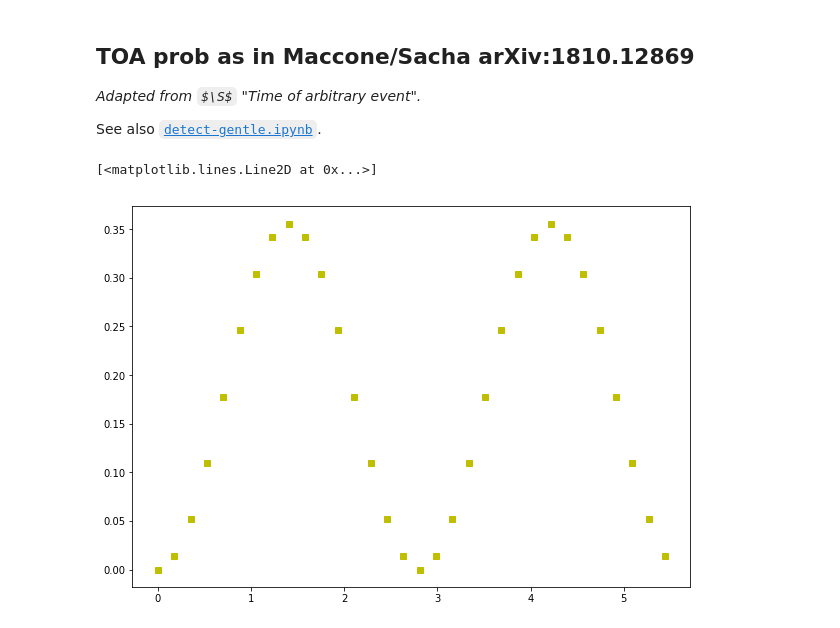
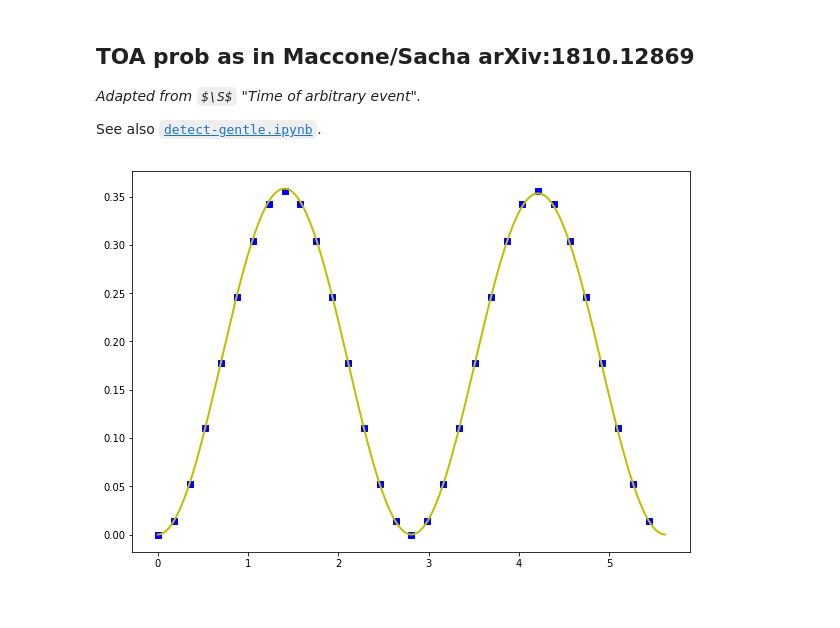
Before and after one commit to gderosa/timeq, a Jupyter notebook: comp/jupyter/detect-gentle3.132.ipynb, the cells around one changed output. Drawn from its saved outputs; the diff is of its cells as text; code cells hidden in the pictures; some formulas as TeX source.

```diff
--- a/comp/jupyter/detect-gentle3.132.ipynb
+++ b/comp/jupyter/detect-gentle3.132.ipynb
@@ -302,6 +302,9 @@ ax.legend(loc='lower center')
 plt.show()
 # %% [output]
 [figure]
+# %%
+# loss of normalizatio, or integral of antiderivative...
+bayesian_denominator_nonpw = 1 - norm(evolution.T[NPLOTPOINTS-1])**2
 # %%
 fig, ax = plt.subplots(figsize=(12, 8))
 ax.set_xlabel('t')
@@ -526,9 +528,10 @@ Y = Y / (DT/NT) # probability _density_
 # %%
 bayes_denominator = np.sum(Y * (DT/NT))
 Y = Y / bayes_denominator
-# %%
-plt.figure(figsize=(10, 7))
-plt.plot(X, Y, 'ys')
-# %% [output]
-[<matplotlib.lines.Line2D at 0x...>]
-[figure, removed]
+# %%
+fig, ax = plt.subplots(figsize=(10, 7))
+ax.plot(X, Y, 'bs')
+ax.plot(times, -np.gradient(norms**2, times) / bayesian_denominator_nonpw, c='y', linewidth=2)
+plt.show()
+# %% [output]
+[figure, added]
```
Also changed, not shown: parts of 1 cell of this notebook.
